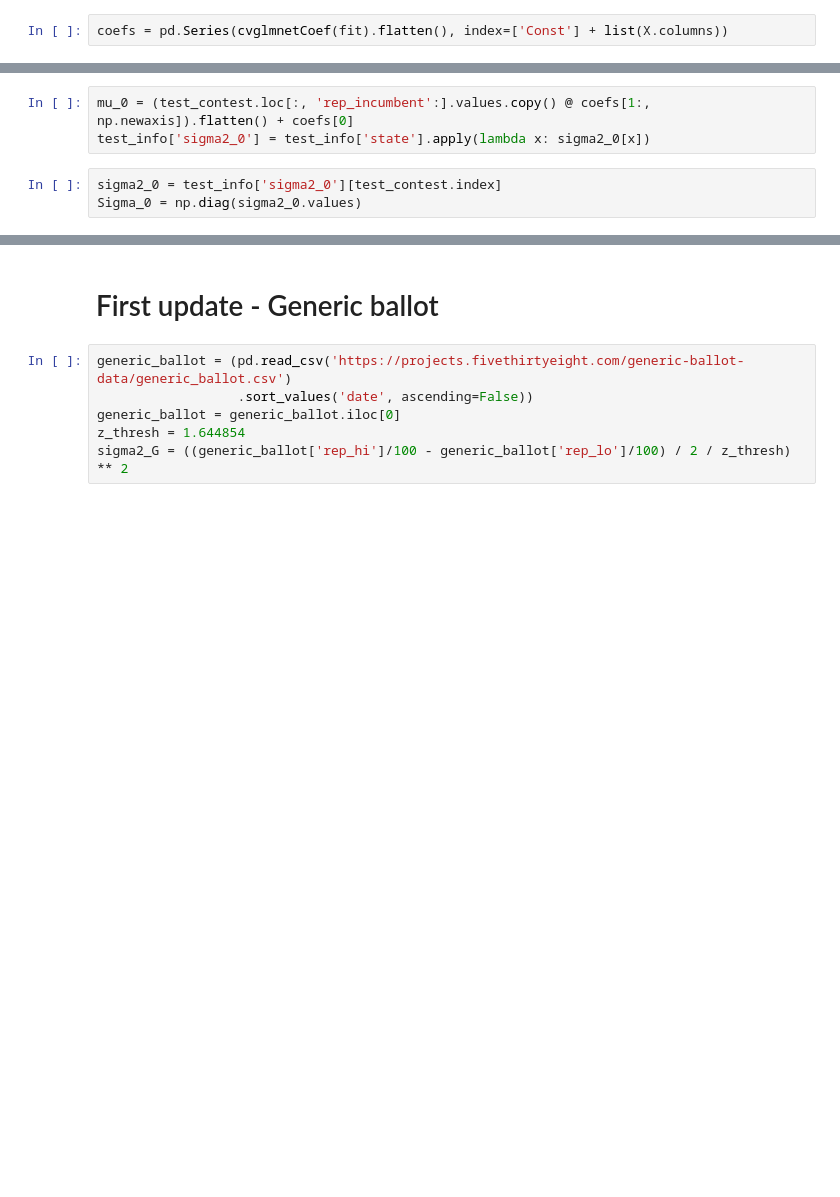
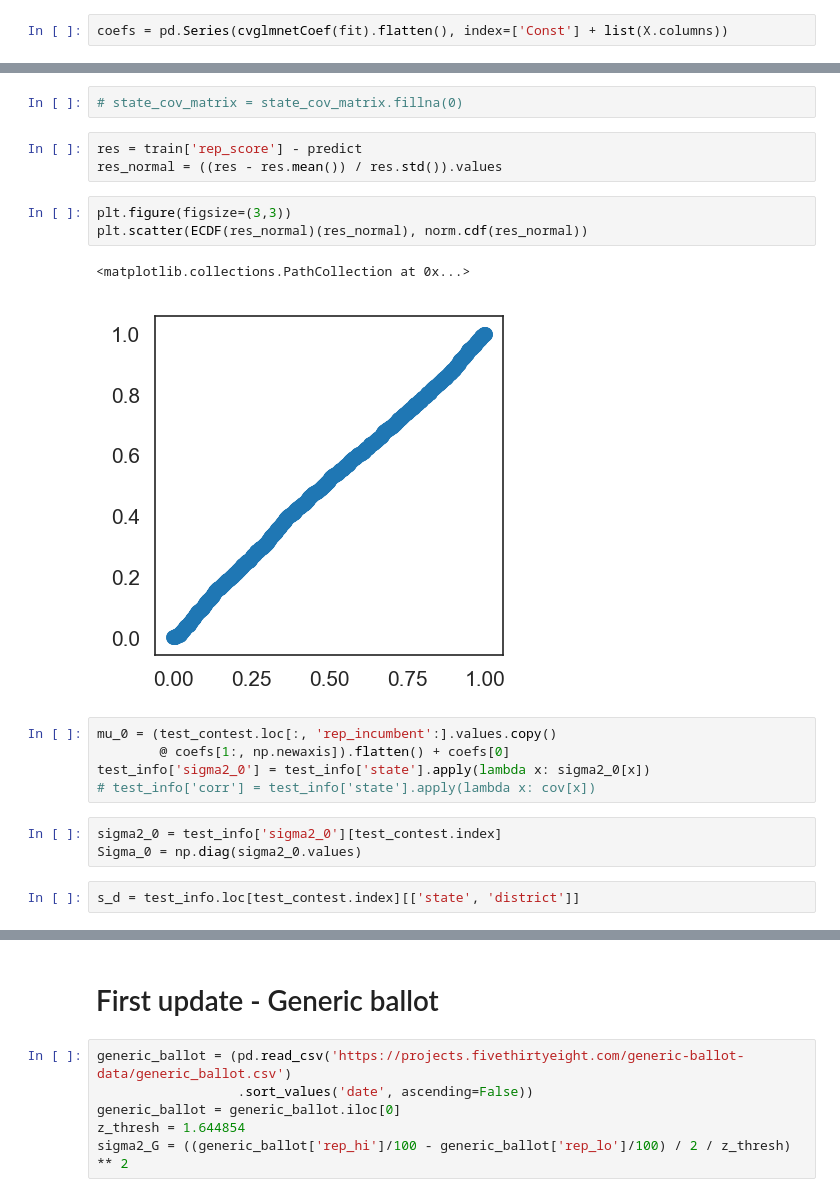
Before and after one commit to jiafengkevinchen/stat195-project, a Jupyter notebook: model.ipynb, the cells around one changed output, grey strips where cells are left out. Saved outputs shown, nothing was run; the diff lists cells and outputs as text; blank space fills up the shorter version.

```diff
--- a/model.ipynb
+++ b/model.ipynb
@@ -109,6 +144,21 @@ sigma2_0 = train_info.groupby('state')['residual_sq'].mean()
+# %%
+# state_cov_matrix = state_cov_matrix.fillna(0)
+# %%
+res = train['rep_score'] - predict
+res_normal = ((res - res.mean()) / res.std()).values
+# %%
+plt.figure(figsize=(3,3))
+plt.scatter(ECDF(res_normal)(res_normal), norm.cdf(res_normal))
+# %% [output]
+<matplotlib.collections.PathCollection at 0x...>
+[figure, added]
 # %%
-mu_0 = (test_contest.loc[:, 'rep_incumbent':].values.copy() @ coefs[1:, np.newaxis]).flatten() + coefs[0]
+mu_0 = (test_contest.loc[:, 'rep_incumbent':].values.copy()
+        @ coefs[1:, np.newaxis]).flatten() + coefs[0]
 test_info['sigma2_0'] = test_info['state'].apply(lambda x: sigma2_0[x])
+# test_info['corr'] = test_info['state'].apply(lambda x: cov[x])
 # %%
 sigma2_0 = test_info['sigma2_0'][test_contest.index]
 Sigma_0 = np.diag(sigma2_0.values)
+# %%
+s_d = test_info.loc[test_contest.index][['state', 'district']]
```
Also changed, not shown: parts of 28 cells of this notebook, 15 other files.
